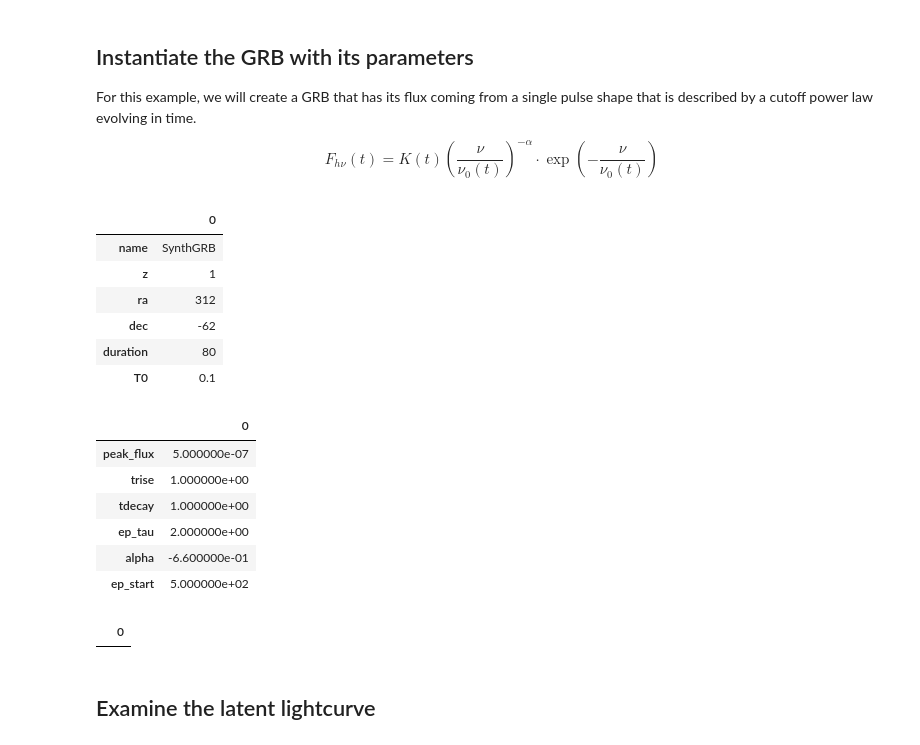
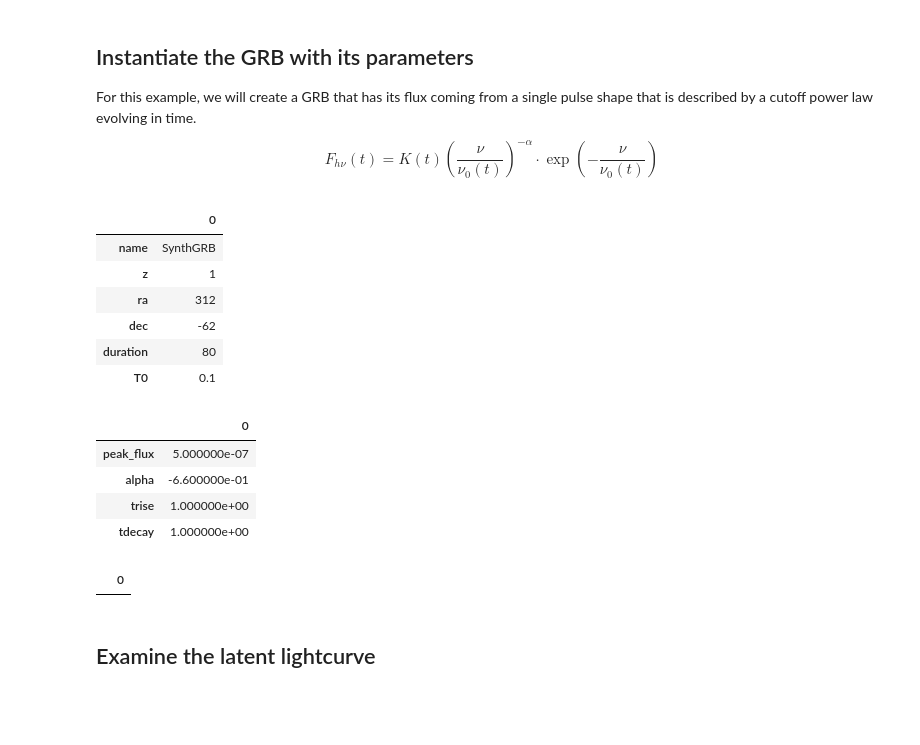
Before and after one commit to grburgess/cosmogrb, a Jupyter notebook: docs/notebooks/grb.ipynb, the cells around one changed output. Saved outputs shown, nothing was run; the diff lists cells and outputs as text; code cells hidden in the pictures; blank space fills up the shorter version.

```diff
--- a/docs/notebooks/grb.ipynb
+++ b/docs/notebooks/grb.ipynb
@@ -24,34 +22,32 @@ $$  F_{h\nu}(t)  = K(t) \left(\frac{\nu}{\nu_0(t)} \right)^{-\alpha} \cdot \exp\
 # %%
 grb = cosmogrb.gbm.GBMGRB_CPL(
     ra=312.0,
     dec=-62.0,
     z=1.0,
     peak_flux=5e-7,
     alpha=-0.66,
     ep=500.0,
     tau=2.0,
     trise=1.0,
-    tdecay=1.,
+    tdecay=1.0,
     duration=80.0,
     T0=0.1,
 )
 
 grb.info()
 # %% [output]
 |  | 0 |
 | name | SynthGRB |
 | z | 1 |
 | ra | 312 |
 | dec | -62 |
 | duration | 80 |
 | T0 | 0.1 |
 |  | 0 |
 | peak_flux | 5.000000e-07 |
+| alpha | -6.600000e-01 |
 | trise | 1.000000e+00 |
 | tdecay | 1.000000e+00 |
-| ep_tau | 2.000000e+00 |
-| alpha | -6.600000e-01 |
-| ep_start | 5.000000e+02 |
 |  | 0 |
 # %% [markdown]
 ## Examine the latent lightcurve
```
Also changed, not shown: parts of 8 cells of this notebook, 19 other files.
